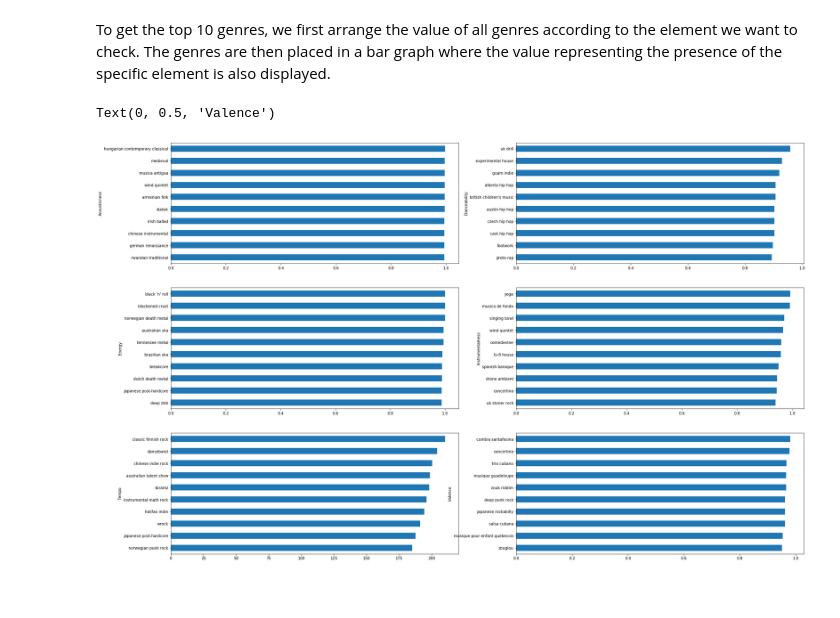
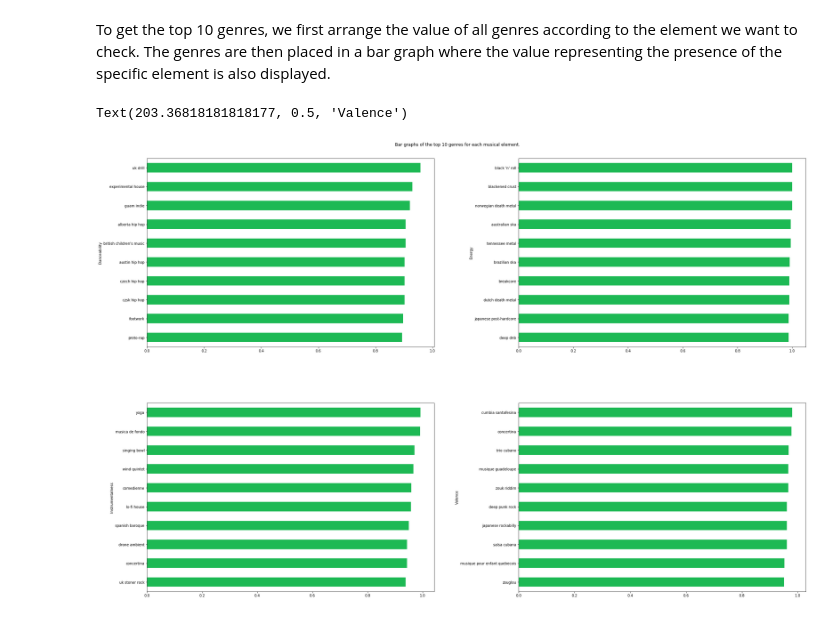
Before and after one commit to gabminamedez/spotify-data, a Jupyter notebook: Spotify Data.ipynb, the cells around one changed output. Drawn from its saved outputs; the diff is of its cells as text; code cells hidden in the pictures; blank space fills up the shorter version.

```diff
--- a/Spotify Data.ipynb
+++ b/Spotify Data.ipynb
@@ -246,43 +240,33 @@ Text(0.5, 1.0, 'Bar plot of explicit vs. non-explicit songs on Spotify through t
 # %% [markdown]
 To get the top 10 genres, we first arrange the value of all genres according to the element we want to check. The genres are then placed in a bar graph where the value representing the presence of the specific element is also displayed.
 # %%
-sp2, elements = plt.subplots(3, 2)
-
-nlargestAcousticness = genres_df["acousticness"].nlargest(10).iloc[::-1]
-nlargestAcousticness.plot.barh(ax=elements[0][0], figsize=(30,20))
-elements[0][0].set_yticklabels(genres_df["genres"].iloc[nlargestAcousticness.index].tolist())
-elements[0][0].set_xlabel("")
-elements[0][0].set_ylabel("Acousticness")
+sp2, elements = plt.subplots(2, 2)
+sp2.tight_layout()
+sp2.suptitle("Bar graphs of the top 10 genres for each musical element.")
 
 nlargestDanceability = genres_df["danceability"].nlargest(10).iloc[::-1]
-nlargestDanceability.plot.barh(ax=elements[0][1], figsize=(30,20))
-elements[0][1].set_yticklabels(genres_df["genres"].iloc[nlargestDanceability.index].tolist())
-elements[0][1].set_xlabel("")
-elements[0][1].set_ylabel("Danceability")
+nlargestDanceability.plot.barh(ax=elements[0][0], figsize=(30,20), color="#1db954")
+elements[0][0].set_yticklabels(genres_df["genres"].iloc[nlargestDanceability.index].tolist())
+elements[0][0].set_xlabel("")
+elements[0][0].set_ylabel("Danceability")
 
 nlargestEnergy = genres_df["energy"].nlargest(10).iloc[::-1]
-nlargestEnergy.plot.barh(ax=elements[1][0], figsize=(30,20))
-elements[1][0].set_yticklabels(genres_df["genres"].iloc[nlargestEnergy.index].tolist())
-elements[1][0].set_xlabel("")
-elements[1][0].set_ylabel("Energy")
+nlargestEnergy.plot.barh(ax=elements[0][1], figsize=(30,20), color="#1db954")
+elements[0][1].set_yticklabels(genres_df["genres"].iloc[nlargestEnergy.index].tolist())
+elements[0][1].set_xlabel("")
+elements[0][1].set_ylabel("Energy")
 
 nlargestInstrumentalness = genres_df["instrumentalness"].nlargest(10).iloc[::-1]
-nlargestInstrumentalness.plot.barh(ax=elements[1][1], figsize=(30,20))
-elements[1][1].set_yticklabels(genres_df["genres"].iloc[nlargestInstrumentalness.index].tolist())
-elements[1][1].set_xlabel("")
-elements[1][1].set_ylabel("Instrumentalness")
-
-nlargestTempo = genres_df["tempo"].nlargest(10).iloc[::-1]
-nlargestTempo.plot.barh(ax=elements[2][0], figsize=(30,20))
-elements[2][0].set_yticklabels(genres_df["genres"].iloc[nlargestTempo.index].tolist())
-elements[2][0].set_xlabel("")
-elements[2][0].set_ylabel("Tempo")
+nlargestInstrumentalness.plot.barh(ax=elements[1][0], figsize=(30,20), color="#1db954")
+elements[1][0].set_yticklabels(genres_df["genres"].iloc[nlargestInstrumentalness.index].tolist())
+elements[1][0].set_xlabel("")
+elements[1][0].set_ylabel("Instrumentalness")
 
 nlargestValence = genres_df["valence"].nlargest(10).iloc[::-1]
-nlargestValence.plot.barh(ax=elements[2][1], figsize=(30,20))
-elements[2][1].set_yticklabels(genres_df["genres"].iloc[nlargestValence.index].tolist())
-elements[2][1].set_xlabel("")
-elements[2][1].set_ylabel("Valence")
+nlargestValence.plot.barh(ax=elements[1][1], figsize=(30,20), color="#1db954")
+elements[1][1].set_yticklabels(genres_df["genres"].iloc[nlargestValence.index].tolist())
+elements[1][1].set_xlabel("")
+elements[1][1].set_ylabel("Valence")
 # %% [output]
-Text(0, 0.5, 'Valence')
+Text(203.36818181818177, 0.5, 'Valence')
-[figure, old version]
+[figure, new version]
```
Also changed, not shown: parts of 3 cells of this notebook.
